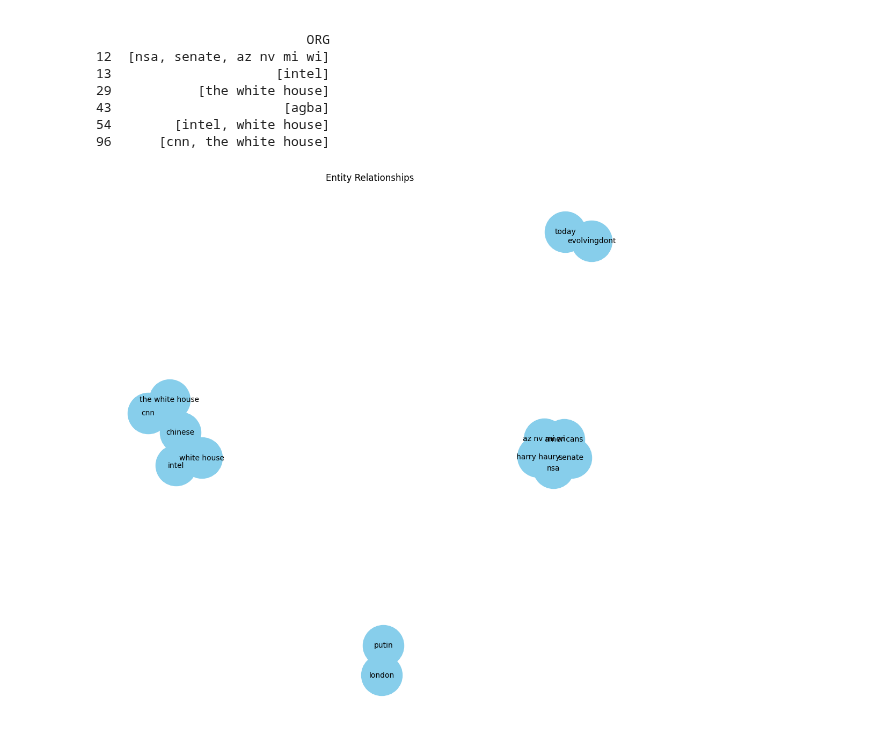
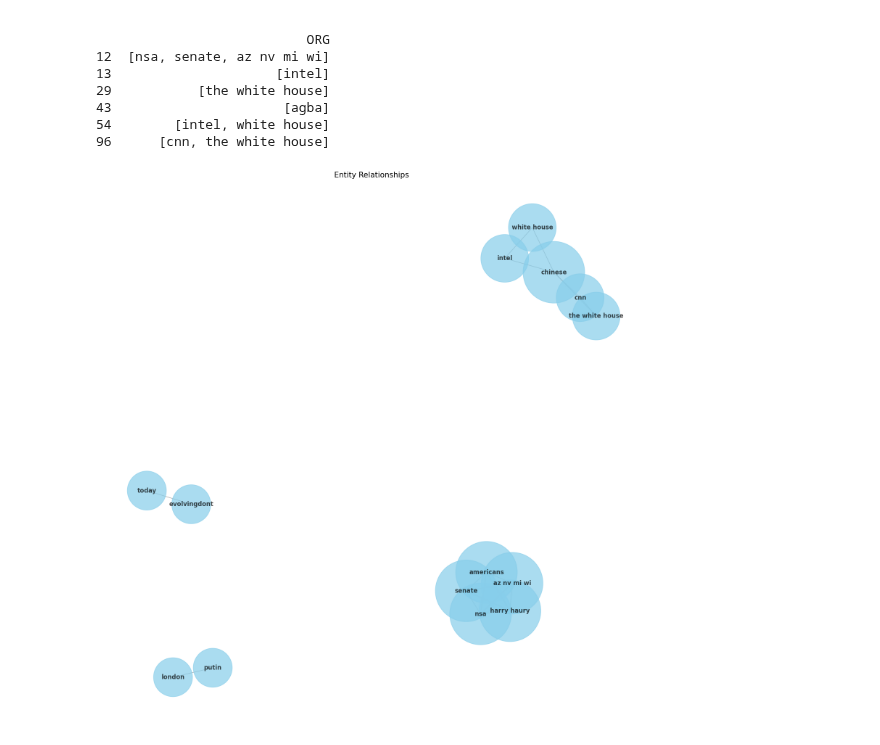
Before and after one commit to athulrj02/TwiPipeline, a Jupyter notebook: DA|CA_One.ipynb, the cells around one changed output. Saved outputs shown, nothing was run; the diff lists cells and outputs as text; code cells hidden in the pictures.

Commit message:
5: Improved Network Graph Code

```diff
--- a/DA|CA_One.ipynb
+++ b/DA|CA_One.ipynb
@@ -533,18 +535,30 @@ print(org_mentions[['cleaned_text_v2','ORG']])
 # %%
 import networkx as nx
 
 # create a graph
 G = nx.Graph()
 
 # adding edges for entities in each tweet
 for entities in df['Entities']:
   for i in range(len(entities)):
     for j in range(i+1, len(entities)):
       G.add_edge(entities[i][0], entities[j][0])
+
+# spring layout for better spacing
+pos = nx.spring_layout(G, k=0.3)
+node_sizes = [3000 * (G.degree(node)+1) for node in G.nodes]
+
 # graph ploting
-plt.figure(figsize=(10,10))
-nx.draw(G, with_labels=True, node_color='skyblue', font_size = 10, node_size=3000)
-plt.title('Entity Relationships')
+plt.figure(figsize=(15,15))
+nx.draw(G,
+        pos,
+        with_labels=True,
+        node_color='skyblue',
+        font_size = 12,
+        font_weight='bold',
+        node_size=node_sizes,
+        edge_color='gray', alpha=0.7)
+plt.title('Entity Relationships',fontsize=15)
 plt.show()
 # %% [output]
-[figure, old version]
+[figure, new version]
```
Also changed, not shown: parts of 2 cells of this notebook.
